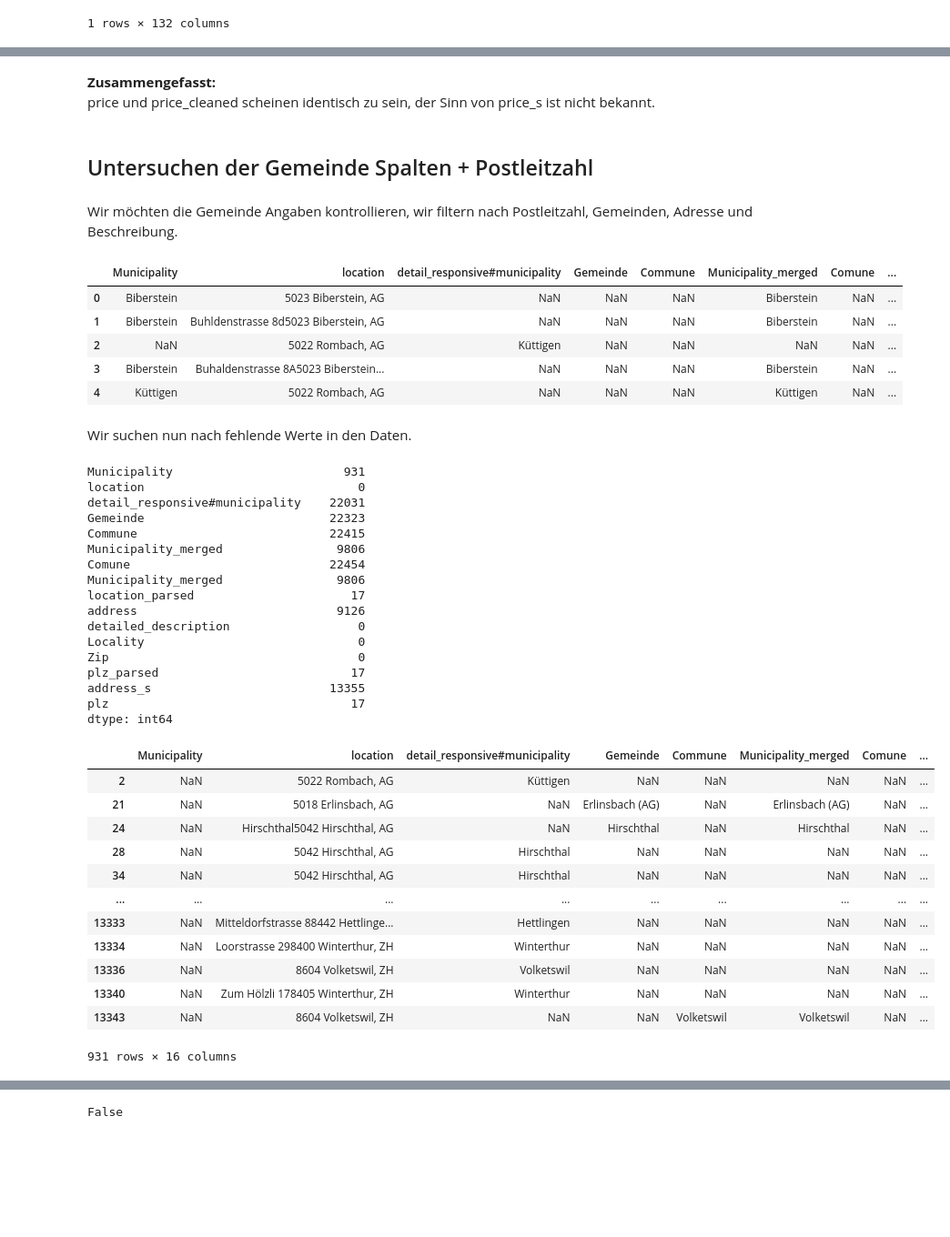
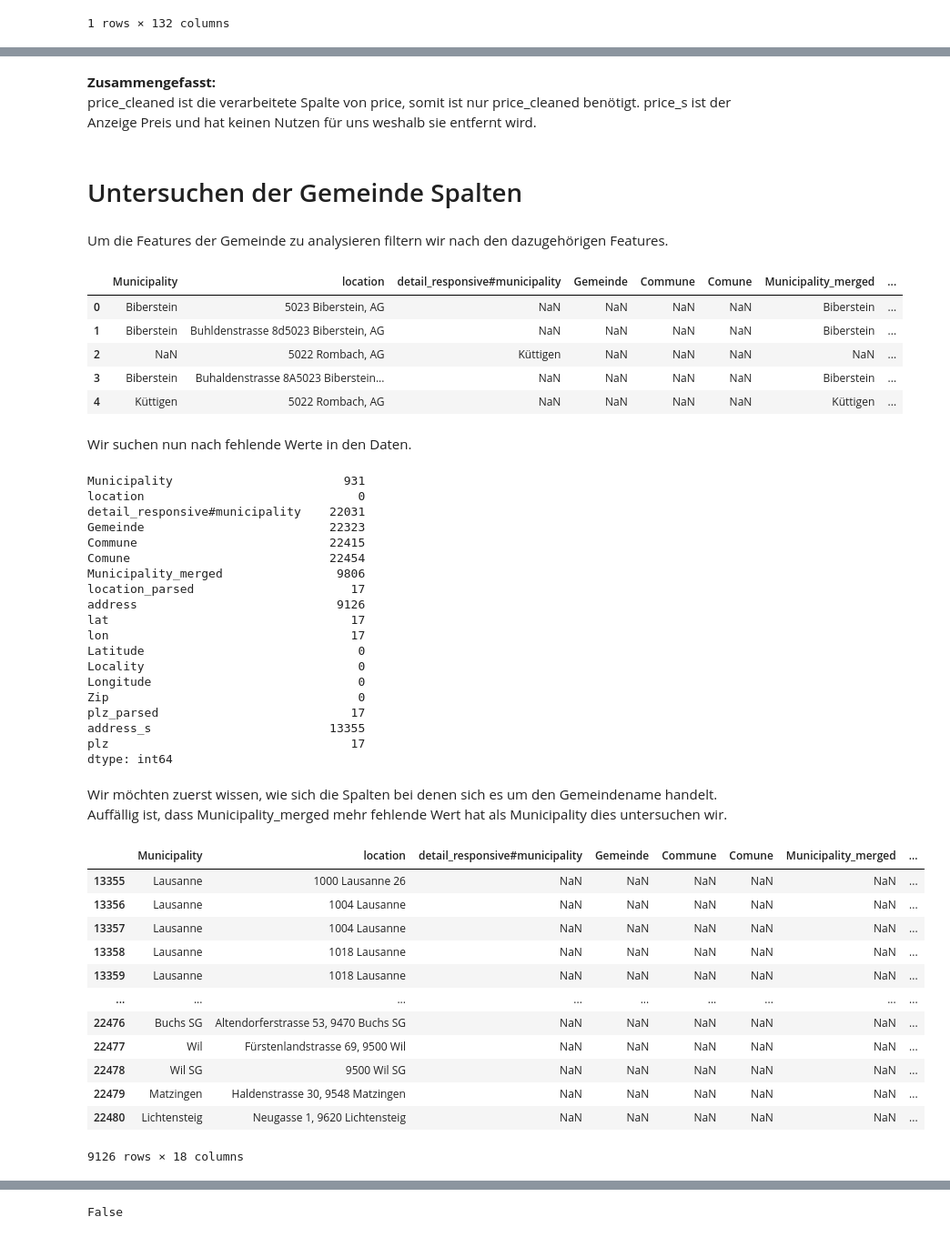
Before and after one commit to staldenhoefler/immo_challenge, a Jupyter notebook: notebooks/EDA.ipynb, the cells around one changed output, grey strips where cells are left out. Shown at 91% size. Drawn from its saved outputs; the diff is of its cells as text; code cells hidden in the pictures; blank space fills up the shorter version.

```diff
--- a/notebooks/EDA.ipynb
+++ b/notebooks/EDA.ipynb
@@ -169,21 +188,21 @@ dtype: int64
 # %% [markdown]
 **Zusammengefasst:** <br>
-price und price_cleaned scheinen identisch zu sein, der Sinn von price_s ist nicht bekannt.
+price_cleaned ist die verarbeitete Spalte von price, somit ist nur price_cleaned benötigt. price_s ist der Anzeige Preis und hat keinen Nutzen für uns weshalb sie entfernt wird.
 # %% [markdown]
-## Untersuchen der Gemeinde Spalten + Postleitzahl
+# Untersuchen der Gemeinde Spalten
-# %% [markdown]
-Wir möchten die Gemeinde Angaben kontrollieren, wir filtern nach Postleitzahl, Gemeinden, Adresse und Beschreibung.
+# %% [markdown]
+Um die Features der Gemeinde zu analysieren filtern wir nach den dazugehörigen Features.
 # %%
-col_gemeinde = df[["Municipality", "location","detail_responsive#municipality", "Gemeinde", "Commune","Municipality_merged","Comune", "Municipality_merged", "location_parsed", "address","detailed_description", "Locality", "Zip","plz_parsed","address_s","plz"]]
+col_gemeinde = df[["Municipality","location","detail_responsive#municipality", "Gemeinde", "Commune","Comune", "Municipality_merged", "location_parsed", "address","lat", "lon", "Latitude", "Locality", "Longitude", "Zip","plz_parsed","address_s","plz"]]
 # %%
 col_gemeinde.head()
 # %% [output]
-|  | Municipality | location | detail_responsive#municipality | Gemeinde | Commune | Municipality_merged | Comune | ... |
-| 0 | Biberstein | 5023 Biberstein, AG | NaN | NaN | NaN | Biberstein | NaN | ... |
-| 1 | Biberstein | Buhldenstrasse 8d5023 Biberstein, AG | NaN | NaN | NaN | Biberstein | NaN | ... |
+|  | Municipality | location | detail_responsive#municipality | Gemeinde | Commune | Comune | Municipality_merged | ... |
+| 0 | Biberstein | 5023 Biberstein, AG | NaN | NaN | NaN | NaN | Biberstein | ... |
+| 1 | Biberstein | Buhldenstrasse 8d5023 Biberstein, AG | NaN | NaN | NaN | NaN | Biberstein | ... |
 | 2 | NaN | 5022 Rombach, AG | Küttigen | NaN | NaN | NaN | NaN | ... |
-| 3 | Biberstein | Buhaldenstrasse 8A5023 Biberstein... | NaN | NaN | NaN | Biberstein | NaN | ... |
-| 4 | Küttigen | 5022 Rombach, AG | NaN | NaN | NaN | Küttigen | NaN | ... |
+| 3 | Biberstein | Buhaldenstrasse 8A5023 Biberstein... | NaN | NaN | NaN | NaN | Biberstein | ... |
+| 4 | Küttigen | 5022 Rombach, AG | NaN | NaN | NaN | NaN | Küttigen | ... |
 # %% [markdown]
 Wir suchen nun nach fehlende Werte in den Daten.
 # %%
@@ -194,31 +213,36 @@ location                              0
 detail_responsive#municipality    22031
 Gemeinde                          22323
 Commune                           22415
-Municipality_merged                9806
 Comune                            22454
 Municipality_merged                9806
 location_parsed                      17
 address                            9126
-detailed_description                  0
+lat                                  17
+lon                                  17
+Latitude                              0
 Locality                              0
+Longitude                             0
 Zip                                   0
 plz_parsed                           17
 address_s                         13355
 plz                                  17
 dtype: int64
+# %% [markdown]
+Wir möchten zuerst wissen, wie sich die Spalten bei denen sich es um den Gemeindename handelt. <br>
+Auffällig ist, dass Municipality_merged mehr fehlende Wert hat als Municipality dies untersuchen wir.
 # %%
-col_gemeinde[col_gemeinde["Municipality"].isna()]
+col_gemeinde[(col_gemeinde["Municipality_merged"].isna()) & ~(col_gemeinde["Municipality"].isna())]
 # %% [output]
-|  | Municipality | location | detail_responsive#municipality | Gemeinde | Commune | Municipality_merged | Comune | ... |
-| 2 | NaN | 5022 Rombach, AG | Küttigen | NaN | NaN | NaN | NaN | ... |
-| 21 | NaN | 5018 Erlinsbach, AG | NaN | Erlinsbach (AG) | NaN | Erlinsbach (AG) | NaN | ... |
-| 24 | NaN | Hirschthal5042 Hirschthal, AG | NaN | Hirschthal | NaN | Hirschthal | NaN | ... |
-| 28 | NaN | 5042 Hirschthal, AG | Hirschthal | NaN | NaN | NaN | NaN | ... |
-| 34 | NaN | 5042 Hirschthal, AG | Hirschthal | NaN | NaN | NaN | NaN | ... |
+|  | Municipality | location | detail_responsive#municipality | Gemeinde | Commune | Comune | Municipality_merged | ... |
+| 13355 | Lausanne | 1000 Lausanne 26 | NaN | NaN | NaN | NaN | NaN | ... |
+| 13356 | Lausanne | 1004 Lausanne | NaN | NaN | NaN | NaN | NaN | ... |
+| 13357 | Lausanne | 1004 Lausanne | NaN | NaN | NaN | NaN | NaN | ... |
+| 13358 | Lausanne | 1018 Lausanne | NaN | NaN | NaN | NaN | NaN | ... |
+| 13359 | Lausanne | 1018 Lausanne | NaN | NaN | NaN | NaN | NaN | ... |
 | ... | ... | ... | ... | ... | ... | ... | ... | ... |
-| 13333 | NaN | Mitteldorfstrasse 88442 Hettlinge... | Hettlingen | NaN | NaN | NaN | NaN | ... |
-| 13334 | NaN | Loorstrasse 298400 Winterthur, ZH | Winterthur | NaN | NaN | NaN | NaN | ... |
-| 13336 | NaN | 8604 Volketswil, ZH | Volketswil | NaN | NaN | NaN | NaN | ... |
-| 13340 | NaN | Zum Hölzli 178405 Winterthur, ZH | Winterthur | NaN | NaN | NaN | NaN | ... |
-| 13343 | NaN | 8604 Volketswil, ZH | NaN | NaN | Volketswil | Volketswil | NaN | ... |
+| 22476 | Buchs SG | Altendorferstrasse 53, 9470 Buchs SG | NaN | NaN | NaN | NaN | NaN | ... |
+| 22477 | Wil | Fürstenlandstrasse 69, 9500 Wil | NaN | NaN | NaN | NaN | NaN | ... |
+| 22478 | Wil SG | 9500 Wil SG | NaN | NaN | NaN | NaN | NaN | ... |
+| 22479 | Matzingen | Haldenstrasse 30, 9548 Matzingen | NaN | NaN | NaN | NaN | NaN | ... |
+| 22480 | Lichtensteig | Neugasse 1, 9620 Lichtensteig | NaN | NaN | NaN | NaN | NaN | ... |
-931 rows × 16 columns
+9126 rows × 18 columns
```
Also changed, not shown: parts of 83 cells of this notebook, 2 other files.
